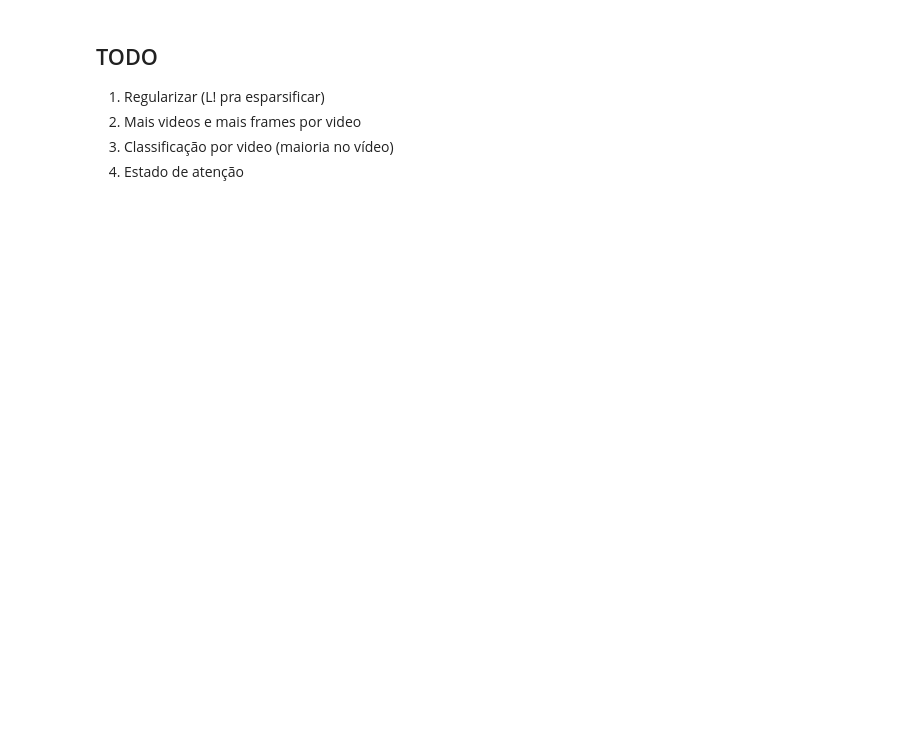
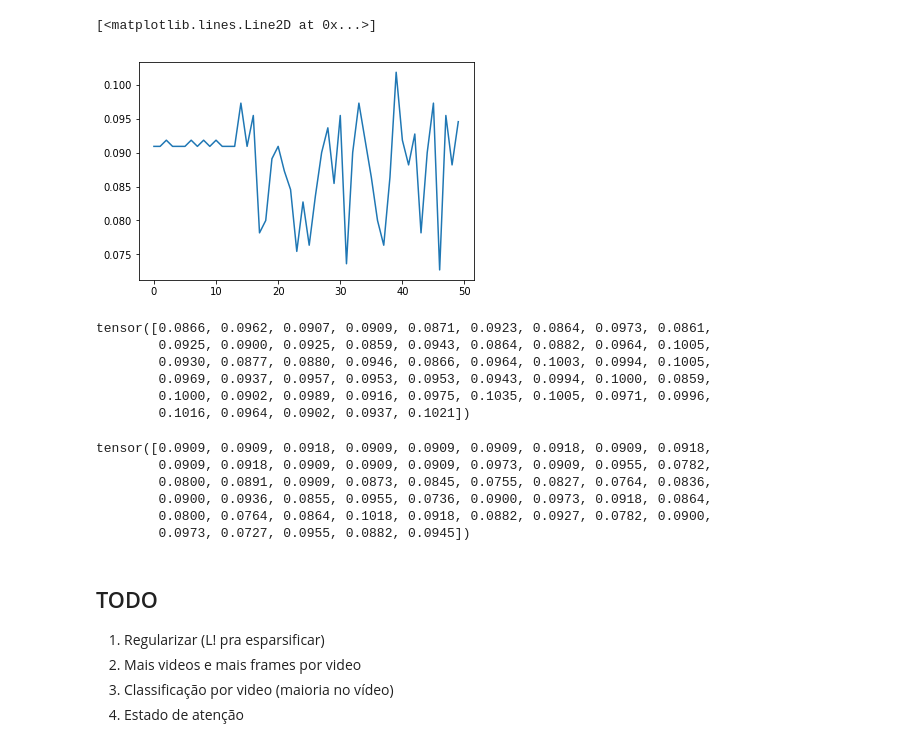
Before and after one commit to apsvieira/summarization, a Jupyter notebook: classify_videos_from_frames.ipynb, the cells around one changed output. Cells and saved outputs as stored; diff of their text form; code cells hidden in the pictures; blank space fills up the shorter version.

```diff
--- a/classify_videos_from_frames.ipynb
+++ b/classify_videos_from_frames.ipynb
@@ -161,3 +204,28 @@ len(train_dataset.dataset.samples)
+# %%
+val_acc = torch.Tensor(val_hit_history) / len(validation_set.samples)
+# %%
+plt.plot(val_acc.tolist())
+# %% [output]
+[<matplotlib.lines.Line2D at 0x...>]
+[figure, added]
+# %%
+acc
+# %% [output]
+tensor([0.0866, 0.0962, 0.0907, 0.0909, 0.0871, 0.0923, 0.0864, 0.0973, 0.0861,
+        0.0925, 0.0900, 0.0925, 0.0859, 0.0943, 0.0864, 0.0882, 0.0964, 0.1005,
+        0.0930, 0.0877, 0.0880, 0.0946, 0.0866, 0.0964, 0.1003, 0.0994, 0.1005,
+        0.0969, 0.0937, 0.0957, 0.0953, 0.0953, 0.0943, 0.0994, 0.1000, 0.0859,
+        0.1000, 0.0902, 0.0989, 0.0916, 0.0975, 0.1035, 0.1005, 0.0971, 0.0996,
+        0.1016, 0.0964, 0.0902, 0.0937, 0.1021])
+# %%
+val_acc
+# %% [output]
+tensor([0.0909, 0.0909, 0.0918, 0.0909, 0.0909, 0.0909, 0.0918, 0.0909, 0.0918,
+        0.0909, 0.0918, 0.0909, 0.0909, 0.0909, 0.0973, 0.0909, 0.0955, 0.0782,
+        0.0800, 0.0891, 0.0909, 0.0873, 0.0845, 0.0755, 0.0827, 0.0764, 0.0836,
+        0.0900, 0.0936, 0.0855, 0.0955, 0.0736, 0.0900, 0.0973, 0.0918, 0.0864,
+        0.0800, 0.0764, 0.0864, 0.1018, 0.0918, 0.0882, 0.0927, 0.0782, 0.0900,
+        0.0973, 0.0727, 0.0955, 0.0882, 0.0945])
 # %% [markdown]
 ## TODO
 1. Regularizar (L! pra esparsificar)
```
Also changed, not shown: parts of 20 cells of this notebook, 1 other file.
